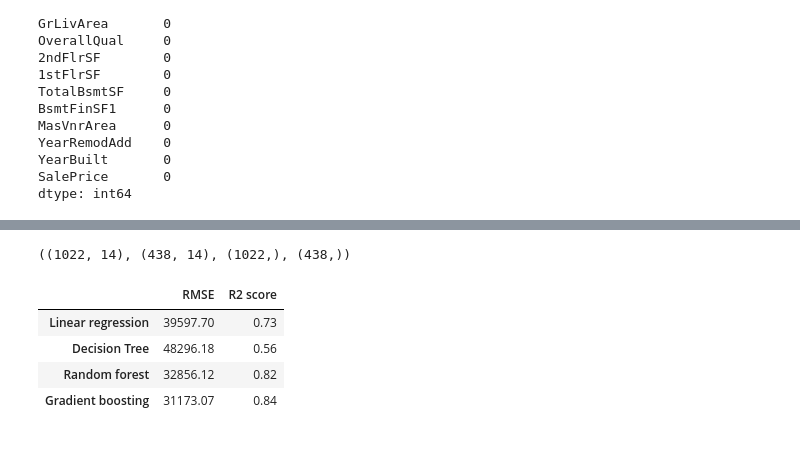
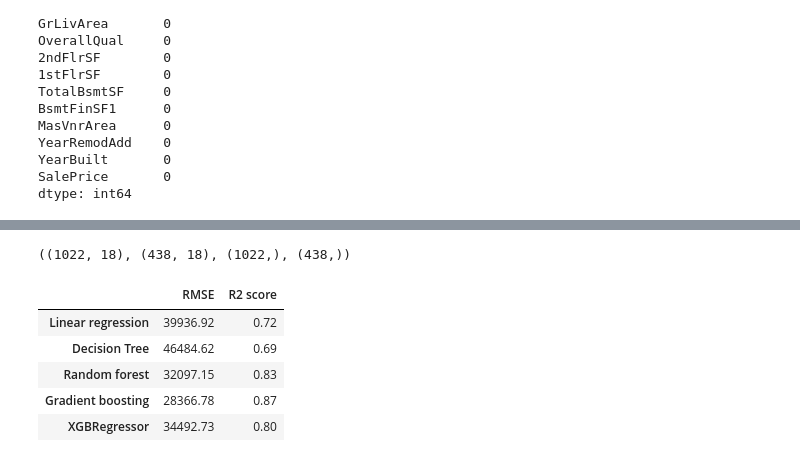
Before and after one commit to kohsutai/kaggle, a Jupyter notebook: house-price.ipynb, the cells around one changed output, grey strips where cells are left out. Cells and saved outputs as stored; diff of their text form; code cells hidden in the pictures.

```diff
--- a/house-price.ipynb
+++ b/house-price.ipynb
@@ -224,3 +154,0 @@ Index(['SalePrice', 'OverallQual', 'GrLivArea', 'GarageCars', 'GarageArea',
-# %%
-df_train = df_train[cols]
-df_train.head()
@@ -293,46 +212,52 @@ y = df_train['SalePrice']
 X_train, X_test, y_train, y_test = train_test_split(X, y, test_size=0.3, random_state=123)
 X_train.shape, X_test.shape, y_train.shape, y_test.shape
 # %% [output]
-((1022, 14), (438, 14), (1022,), (438,))
+((1022, 18), (438, 18), (1022,), (438,))
 # %%
 # Modeling
 from sklearn.preprocessing import StandardScaler
 from sklearn.pipeline import Pipeline
 from sklearn.linear_model import LinearRegression
 from sklearn.tree import DecisionTreeRegressor
 from sklearn.ensemble import RandomForestRegressor, GradientBoostingRegressor
+from xgboost import XGBRegressor
 from sklearn.model_selection import cross_val_score, KFold, GridSearchCV
 
 lr_pipe = Pipeline([('scaler', StandardScaler()), ('lr', LinearRegression())])
 dt_pipe = Pipeline([('scaler', StandardScaler()), ('dt', DecisionTreeRegressor())])
 rf_pipe = Pipeline([('scaler', StandardScaler()), ('rf', RandomForestRegressor())])
 gb_pipe = Pipeline([('scaler', StandardScaler()), ('rf', GradientBoostingRegressor())])
+xgb_pipe = Pipeline([('scaler', StandardScaler()), ('xgb', XGBRegressor())])
 
 cv = KFold(n_splits=10, shuffle=True, random_state=123)
 
 lr_rmse = round(-cross_val_score(lr_pipe, X_train, y_train, cv=cv, scoring='neg_root_mean_squared_error').mean(), 2)
 lr_r2 = round(cross_val_score(lr_pipe, X_train, y_train, cv=cv, scoring='r2').mean(), 2)
 
 dt_rmse = round(-cross_val_score(dt_pipe, X_train, y_train, cv=cv, scoring='neg_root_mean_squared_error').mean(), 2)
 dt_r2 = round(cross_val_score(dt_pipe, X_train, y_train, cv=cv, scoring='r2').mean(), 2)
 
 rf_rmse = round(-cross_val_score(rf_pipe, X_train, y_train, cv=cv, scoring='neg_root_mean_squared_error').mean(), 2)
 rf_r2 = round(cross_val_score(rf_pipe, X_train, y_train, cv=cv, scoring='r2').mean(), 2)
 
 gb_rmse = round(-cross_val_score(gb_pipe, X_train, y_train, cv=cv, scoring='neg_root_mean_squared_error').mean(), 2)
 gb_r2 = round(cross_val_score(gb_pipe, X_train, y_train, cv=cv, scoring='r2').mean(), 2)
 
-summary_dict = {'RMSE': [lr_rmse, dt_rmse, rf_rmse, gb_rmse],
-                'R2 score': [lr_r2, dt_r2, rf_r2, gb_r2]}
+xgb_rmse = round(-cross_val_score(xgb_pipe, X_train, y_train, cv=cv, scoring='neg_root_mean_squared_error').mean(), 2)
+xgb_r2 = round(cross_val_score(xgb_pipe, X_train, y_train, cv=cv, scoring='r2').mean(), 2)
 
-summary = pd.DataFrame(data=summary_dict, index=['Linear regression', 'Decision Tree', 'Random forest', 'Gradient boosting'])
+summary_dict = {'RMSE': [lr_rmse, dt_rmse, rf_rmse, gb_rmse, xgb_rmse],
+                'R2 score': [lr_r2, dt_r2, rf_r2, gb_r2, xgb_r2]}
+
+summary = pd.DataFrame(data=summary_dict, index=['Linear regression', 'Decision Tree', 'Random forest', 'Gradient boosting', 'XGBRegressor'])
 summary
 # %% [output]
 |  | RMSE | R2 score |
-| Linear regression | 39597.70 | 0.73 |
-| Decision Tree | 48296.18 | 0.56 |
-| Random forest | 32856.12 | 0.82 |
-| Gradient boosting | 31173.07 | 0.84 |
+| Linear regression | 39936.92 | 0.72 |
+| Decision Tree | 46484.62 | 0.69 |
+| Random forest | 32097.15 | 0.83 |
+| Gradient boosting | 28366.78 | 0.87 |
+| XGBRegressor | 34492.73 | 0.80 |
 # %%
 # Predict the test set
 gb_pipe.fit(X_train, y_train)
```
Also changed, not shown: parts of 11 cells of this notebook.
